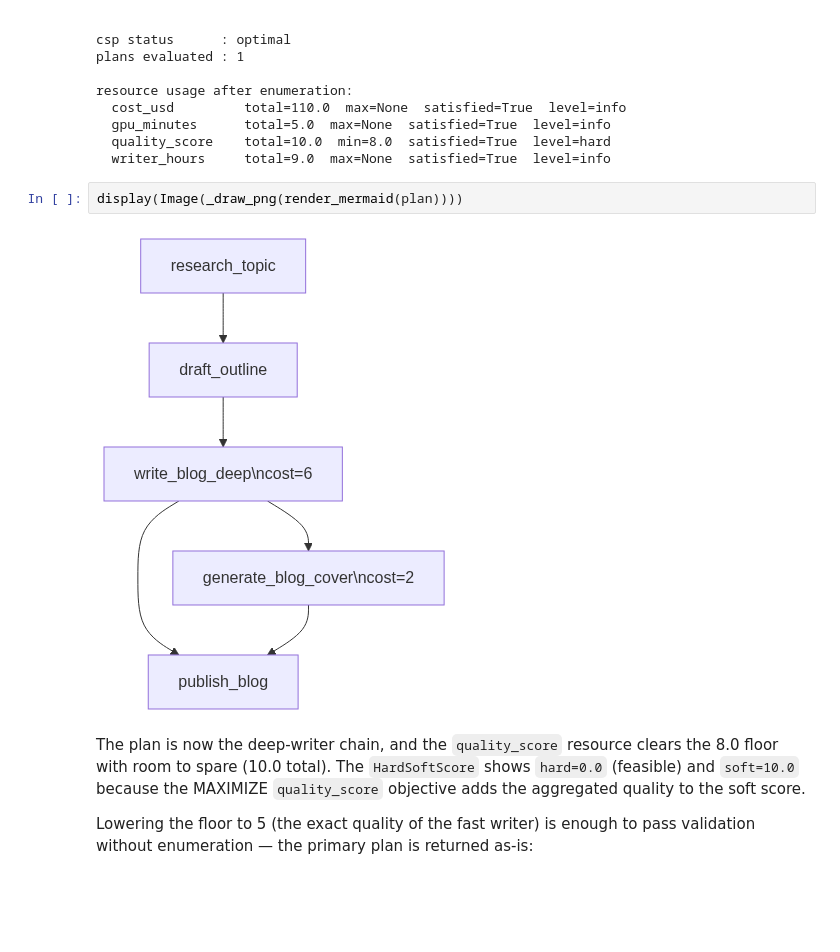
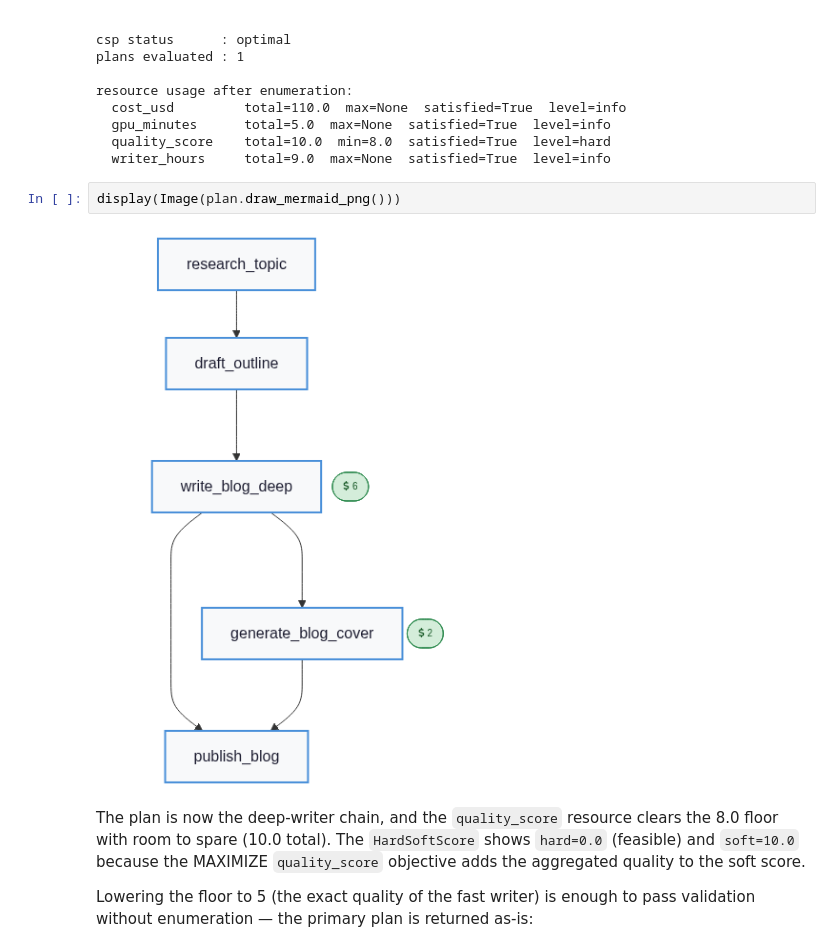
Before and after one commit to LangGOAP/LangGOAP, a Jupyter notebook: examples/tutorials/content_builder_agent.ipynb, the cells around one changed output. Saved outputs shown, nothing was run; the diff lists cells and outputs as text; blank space fills up the shorter version.

```diff
--- a/examples/tutorials/content_builder_agent.ipynb
+++ b/examples/tutorials/content_builder_agent.ipynb
@@ -178,9 +175,9 @@ resource usage after enumeration:
   quality_score    total=10.0  min=8.0  satisfied=True  level=hard
   writer_hours     total=9.0  max=None  satisfied=True  level=info
 # %%
-display(Image(_draw_png(render_mermaid(plan))))
+display(Image(plan.draw_mermaid_png()))
 # %% [output]
-[figure, old version]
+[figure, new version]
 # %% [markdown]
 The plan is now the deep-writer chain, and the `quality_score` resource clears the 8.0 floor with room to spare (10.0 total). The `HardSoftScore` shows `hard=0.0` (feasible) and `soft=10.0` because the MAXIMIZE `quality_score` objective adds the aggregated quality to the soft score.
 
```
Also changed, not shown: parts of 2 cells of this notebook, 24 other files.
